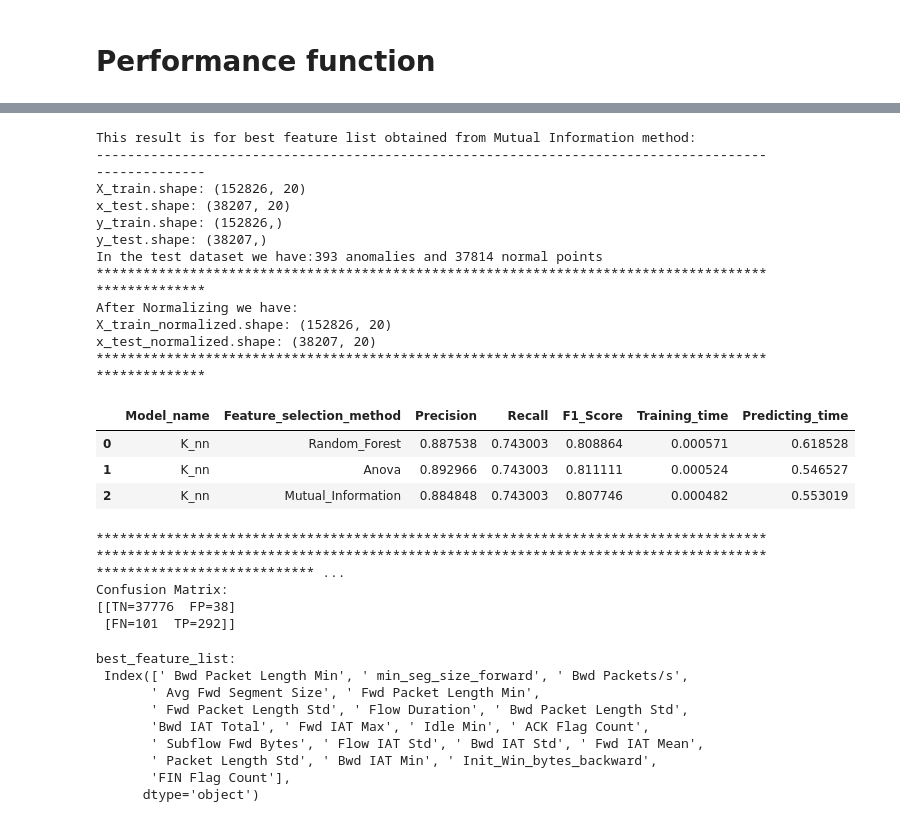
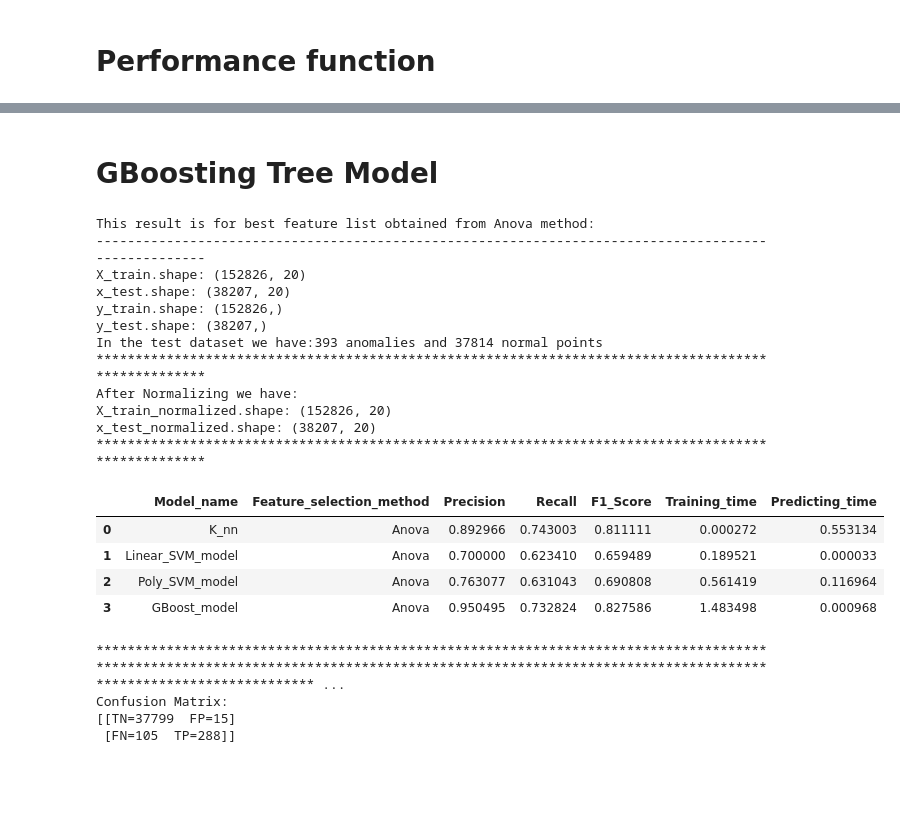
Before and after one commit to Mohammad-Amirifard/Intrusion_Detection, a Jupyter notebook: Intrusion_Detection_methods.ipynb, the cells around one changed output, grey strips where cells are left out. Cells and saved outputs as stored; diff of their text form; code cells hidden in the pictures; blank space fills up the shorter version.

```diff
--- a/Intrusion_Detection_methods.ipynb
+++ b/Intrusion_Detection_methods.ipynb
@@ -324,6 +392,11 @@ from sklearn.feature_selection import f_classif
 
 def Anova_filter(df,feature_list):
 
+  """
+  This function finds the Anova score for each feature and target pair.
+  Input: df (dataframe), feature_list (the list of feature otained before)
+  output: best_feature_list (Those ones have highest scores)
+  """
   # Compute Anova between each feature and the target
   X = df[feature_list]
   y = df[' Label']
@@ -368,6 +439,11 @@ Let's see 20 most important features got from Anova Test:
 from sklearn.ensemble import RandomForestClassifier
 def RF_ensembel(df,feature_list):
 
+  """
+  This function finds the Random Forest score for each feature and target pair.
+  Input: df (dataframe), feature_list (the list of feature otained before)
+  output: best_feature_list (Those ones have highest scores)
+  """
 
   X = df[feature_list]
   y = df[' Label']
@@ -606,63 +972,72 @@ Confusion Matrix:
+# %% [markdown]
+# **GBoosting Tree Model**
 # %%
-#The result is good but we can do better. Let's try different feature lsit obtained from feature selection part.
+from sklearn.ensemble import GradientBoostingClassifier
+
+# Step0) Hyperparameters
+learning_rate = 0.1
+n_estimators = 150
 
 # Step1) Choose another set of features
-best_feature_list = best_feature_list_from_MI
-print('This result is for best feature list obtained from Mutual Information method:')
+best_feature_list = best_feature_list_from_Anova
+print('This result is for best feature list obtained from Anova method:')
 print('-'*100)
 
 # Step2) Splitting
 X_train, x_test, y_train, y_test = spliting(df= Friday_Morning_pcap_df, best_feature_list= best_feature_list)
 
 # Step3) Normalizing
 X_train_normalized, x_test_normalized = normalizing(X_train, x_test)
 
-# Step4) Call Model
-k_NN_model, train_time = knn_model(X_train_normalized,y_train,k)
 
-# Step5) Call pred function
-y_pred, pred_time = pred_knn(k_NN_model,x_test_normalized)
+# Step4) Define Model
+
+def GBoost(X_train_normalized,y_train,learning_rate,n_estimators):
+
+  xgboost = GradientBoostingClassifier(
+      learning_rate=learning_rate,
+      n_estimators=n_estimators)
+
+  start_time = time.time()
+  model = xgboost.fit(X_train_normalized,y_train)
+  stop_time = time.time()
+  train_time = (stop_time-start_time)/60
+
+  return model, train_time
+
+# Step5) Call Model
+GBoost_model, train_time = GBoost(X_train_normalized,y_train,learning_rate,n_estimators)
 
 
-# Step6) Call Performance
-performance_table, confusion_matrix = perfomrance(model_name='K_nn',Feature_selection_method='Mutual_Information',y_pred=y_pred, y_true=y_test, train_time=train_time,pred_time=pred_time)
+# Step6) Call pred function
+y_pred, pred_time = pred_svm(GBoost_model,x_test_normalized)
+
+# Step7) Call Performance
+performance_table, confusion_matrix = perfomrance(model_name='GBoost_model',Feature_selection_method='Anova',y_pred=y_pred, y_true=y_test, train_time=train_time,pred_time=pred_time)
 display(performance_table)
 print('*'*1000)
 print('Confusion Matrix:')
 print(f'[[TN={confusion_matrix[0][0]}  FP={confusion_matrix[0][1]}]')
 print(f' [FN={confusion_matrix[1][0]}  TP={confusion_matrix[1][1]}]]')
 # %% [output]
-This result is for best feature list obtained from Mutual Information method:
+This result is for best feature list obtained from Anova method:
 ----------------------------------------------------------------------------------------------------
 X_train.shape: (152826, 20)
 x_test.shape: (38207, 20)
 y_train.shape: (152826,)
 y_test.shape: (38207,)
 In the test dataset we have:393 anomalies and 37814 normal points
 ****************************************************************************************************
 After Normalizing we have:
 X_train_normalized.shape: (152826, 20)
 x_test_normalized.shape: (38207, 20)
 ****************************************************************************************************
 |  | Model_name | Feature_selection_method | Precision | Recall | F1_Score | Training_time | Predicting_time |
-| 0 | K_nn | Random_Forest | 0.887538 | 0.743003 | 0.808864 | 0.000571 | 0.618528 |
-| 1 | K_nn | Anova | 0.892966 | 0.743003 | 0.811111 | 0.000524 | 0.546527 |
-| 2 | K_nn | Mutual_Information | 0.884848 | 0.743003 | 0.807746 | 0.000482 | 0.553019 |
+| 0 | K_nn | Anova | 0.892966 | 0.743003 | 0.811111 | 0.000272 | 0.553134 |
+| 1 | Linear_SVM_model | Anova | 0.700000 | 0.623410 | 0.659489 | 0.189521 | 0.000033 |
+| 2 | Poly_SVM_model | Anova | 0.763077 | 0.631043 | 0.690808 | 0.561419 | 0.116964 |
+| 3 | GBoost_model | Anova | 0.950495 | 0.732824 | 0.827586 | 1.483498 | 0.000968 |
 ******************************************************************************************************************************************************************************************************** ...
 Confusion Matrix:
-[[TN=37776  FP=38]
- [FN=101  TP=292]]
+[[TN=37799  FP=15]
+ [FN=105  TP=288]]
-# %%
-# So, as shown above the best feature list belongs to Anova filter
-best_feature_list  = best_feature_list_from_Anova
-print('best_feature_list:\n',best_feature_list)
-# %% [output]
-best_feature_list:
- Index([' Bwd Packet Length Min', ' min_seg_size_forward', ' Bwd Packets/s',
-       ' Avg Fwd Segment Size', ' Fwd Packet Length Min',
-       ' Fwd Packet Length Std', ' Flow Duration', ' Bwd Packet Length Std',
-       'Bwd IAT Total', ' Fwd IAT Max', ' Idle Min', ' ACK Flag Count',
-       ' Subflow Fwd Bytes', ' Flow IAT Std', ' Bwd IAT Std', ' Fwd IAT Mean',
-       ' Packet Length Std', ' Bwd IAT Min', ' Init_Win_bytes_backward',
-       'FIN Flag Count'],
-      dtype='object')
```
Also changed, not shown: parts of 49 cells of this notebook.
